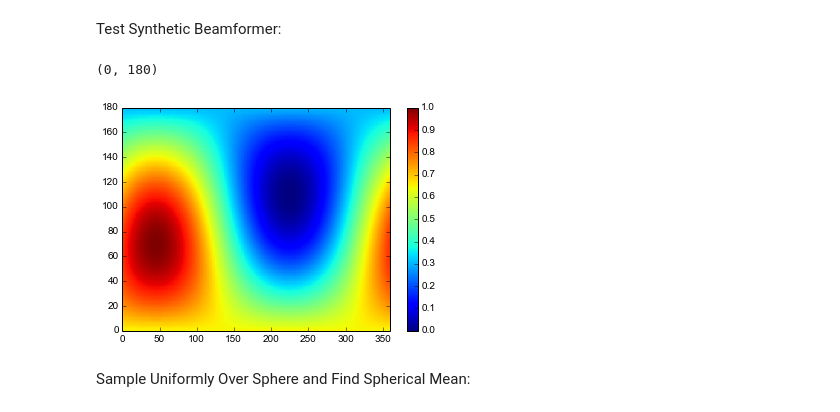
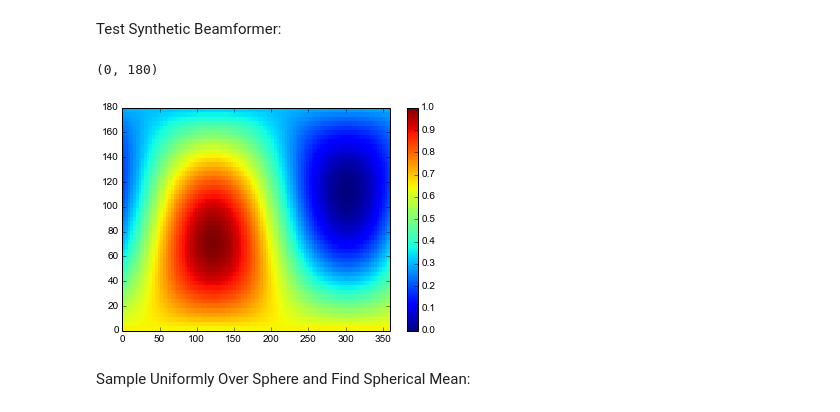
Before and after one commit to mc2922/misc, a Jupyter notebook: notebook/Particle Filter with Synthetic Beamformer Output.ipynb, the cells around one changed output. Drawn from its saved outputs; the diff is of its cells as text; code cells hidden in the pictures.

```diff
--- a/notebook/Particle Filter with Synthetic Beamformer Output.ipynb
+++ b/notebook/Particle Filter with Synthetic Beamformer Output.ipynb
@@ -39,19 +39,19 @@ def deg_to_rad(deg):
 # %% [markdown]
 Test Synthetic Beamformer:
 # %%
-azimuths = np.linspace(0,360,360)*np.pi/180.0
-elevations = np.linspace(0,180,180)*np.pi/180.0
-bf_out = get_synthetic_bf(phi=45*np.pi/180.0, theta=70*np.pi/180.0, azimuths=azimuths, elevations=elevations)
+azimuths = np.linspace(0,360,100)*np.pi/180.0
+elevations = np.linspace(0,180,50)*np.pi/180.0
+bf_out = get_synthetic_bf(phi=120*np.pi/180.0, theta=70*np.pi/180.0, azimuths=azimuths, elevations=elevations)
 
 # heatmap of synthetic beamformer output
-plt.pcolor(bf_out)
+plt.pcolor(azimuths*180/np.pi,elevations*180/np.pi,bf_out)
 plt.colorbar()
 axes = plt.gca()
 axes.set_xlim([0,360])
 axes.set_ylim([0,180])
 # %% [output]
 (0, 180)
-[figure, old version]
+[figure, new version]
 # %% [markdown]
 Sample Uniformly Over Sphere and Find Spherical Mean:
 # %%
```
Also changed, not shown: parts of 9 cells of this notebook, 2 other files.
